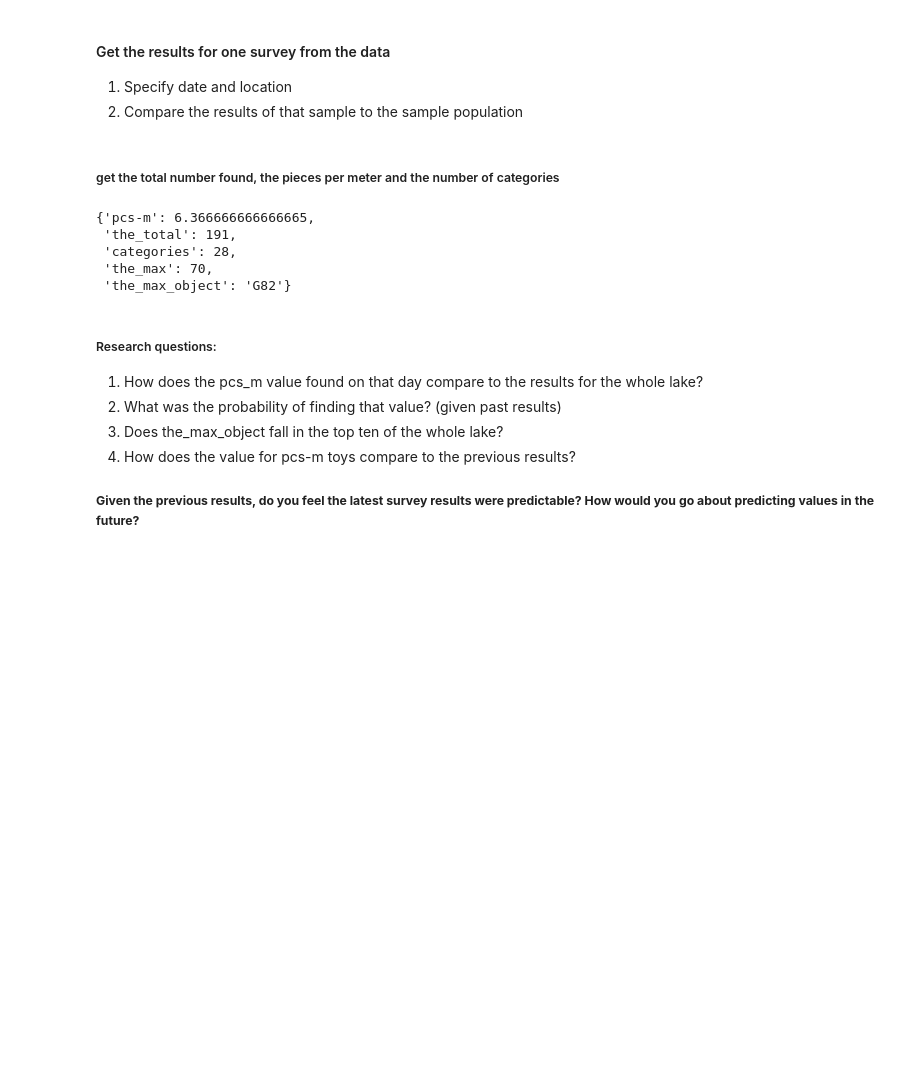
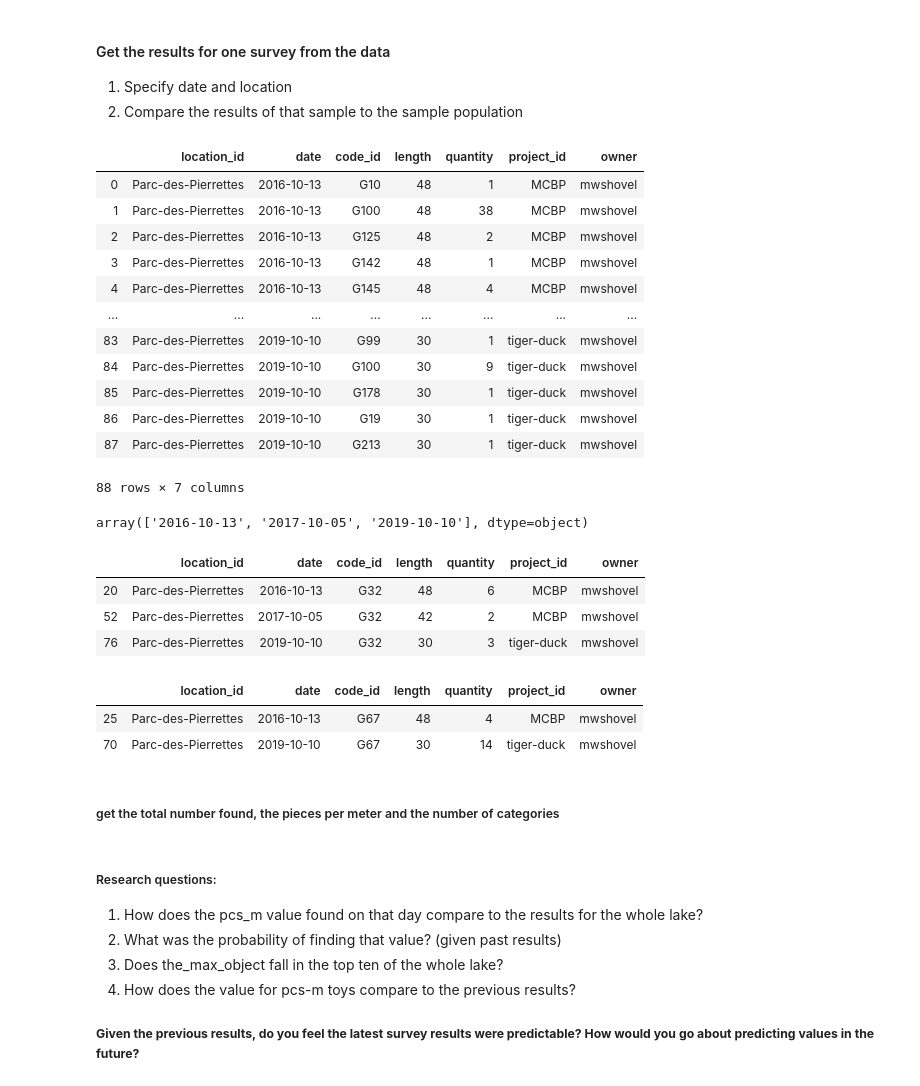
Before and after one commit to hammerdirt/SWE_2019, a Jupyter notebook: Notebook Two.ipynb, the cells around one changed output. Drawn from its saved outputs; the diff is of its cells as text; code cells hidden in the pictures; blank space fills up the shorter version.

Commit message:
update to notebook two
some data handeling was performed to get used to the data structure and answer some of the questions in the notebook two.

```diff
--- a/Notebook Two.ipynb
+++ b/Notebook Two.ipynb
@@ -164,0 +196,11 @@ the_latest_inventory = get_the_latest(all_the_data, "pierrettes", 2019,10,10)
+# %%
+# call the function to get data for any date
+all_the_data = get_the_data(["pierrettes"], ["http://mwshovel.pythonanywhere.com/dirt/codes/Parc-des-Pierrettes"])
+
+# define a method that accpets the data, a key and and the required date in integer form
+def get_all_date(all_the_data, key):
+    the_results = all_the_data[key]
+    i_want_these = [item for item in the_results]
+    return i_want_these
+
+all_inventory_pierrettes = get_all_date(all_the_data, "pierrettes")
@@ -165,3 +211,41 @@ the_latest_inventory = get_the_latest(all_the_data, "pierrettes", 2019,10,10)
+# %%
+# turn the list into a panda dataframe
+pierretes_all = pd.DataFrame(all_inventory_pierrettes)
+pierretes_all
+# %% [output]
+|  | location_id | date | code_id | length | quantity | project_id | owner |
+| 0 | Parc-des-Pierrettes | 2016-10-13 | G10 | 48 | 1 | MCBP | mwshovel |
+| 1 | Parc-des-Pierrettes | 2016-10-13 | G100 | 48 | 38 | MCBP | mwshovel |
+| 2 | Parc-des-Pierrettes | 2016-10-13 | G125 | 48 | 2 | MCBP | mwshovel |
+| 3 | Parc-des-Pierrettes | 2016-10-13 | G142 | 48 | 1 | MCBP | mwshovel |
+| 4 | Parc-des-Pierrettes | 2016-10-13 | G145 | 48 | 4 | MCBP | mwshovel |
+| ... | ... | ... | ... | ... | ... | ... | ... |
+| 83 | Parc-des-Pierrettes | 2019-10-10 | G99 | 30 | 1 | tiger-duck | mwshovel |
+| 84 | Parc-des-Pierrettes | 2019-10-10 | G100 | 30 | 9 | tiger-duck | mwshovel |
+| 85 | Parc-des-Pierrettes | 2019-10-10 | G178 | 30 | 1 | tiger-duck | mwshovel |
+| 86 | Parc-des-Pierrettes | 2019-10-10 | G19 | 30 | 1 | tiger-duck | mwshovel |
+| 87 | Parc-des-Pierrettes | 2019-10-10 | G213 | 30 | 1 | tiger-duck | mwshovel |
+88 rows × 7 columns
+# %%
+# the dates for this beach are:
+pierretes_all['date'].unique()
+# %% [output]
+array(['2016-10-13', '2017-10-05', '2019-10-10'], dtype=object)
+# %%
+# find a specific object for any date on this beach
+pierretes_all.loc[pierretes_all['code_id'] == 'G32']
+# %% [output]
+|  | location_id | date | code_id | length | quantity | project_id | owner |
+| 20 | Parc-des-Pierrettes | 2016-10-13 | G32 | 48 | 6 | MCBP | mwshovel |
+| 52 | Parc-des-Pierrettes | 2017-10-05 | G32 | 42 | 2 | MCBP | mwshovel |
+| 76 | Parc-des-Pierrettes | 2019-10-10 | G32 | 30 | 3 | tiger-duck | mwshovel |
+# %%
+# find a specific object for any date on this beach
+pierretes_all.loc[pierretes_all['code_id'] == 'G67']
+# %% [output]
+|  | location_id | date | code_id | length | quantity | project_id | owner |
+| 25 | Parc-des-Pierrettes | 2016-10-13 | G67 | 48 | 4 | MCBP | mwshovel |
+| 70 | Parc-des-Pierrettes | 2019-10-10 | G67 | 30 | 14 | tiger-duck | mwshovel |
 # %% [markdown]
 ##### get the total number found, the pieces per meter and the number of categories
 # %%
@@ -178,13 +262,6 @@ def get_some_stats(aList):
             the_most = result['quantity']
             the_most_object = result['code_id']
     return {'pcs-m':pcs_m, 'the_total': the_total, 'categories':number_of_categories, 'the_max':the_most, 'the_max_object':the_most_object}
-get_some_stats(the_latest_inventory)
-# %% [output]
-{'pcs-m': 6.366666666666665,
- 'the_total': 191,
- 'categories': 28,
- 'the_max': 70,
- 'the_max_object': 'G82'}
 # %% [markdown]
 ##### Research questions:
 
```
Also changed, not shown: parts of 34 cells of this notebook, 1 other file.
